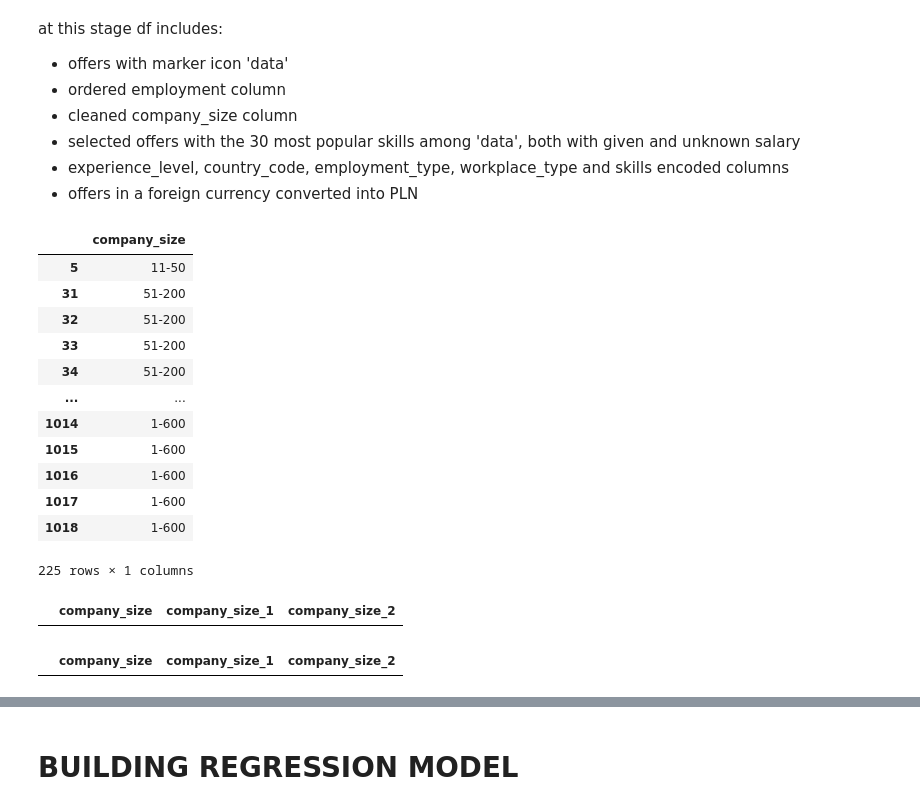
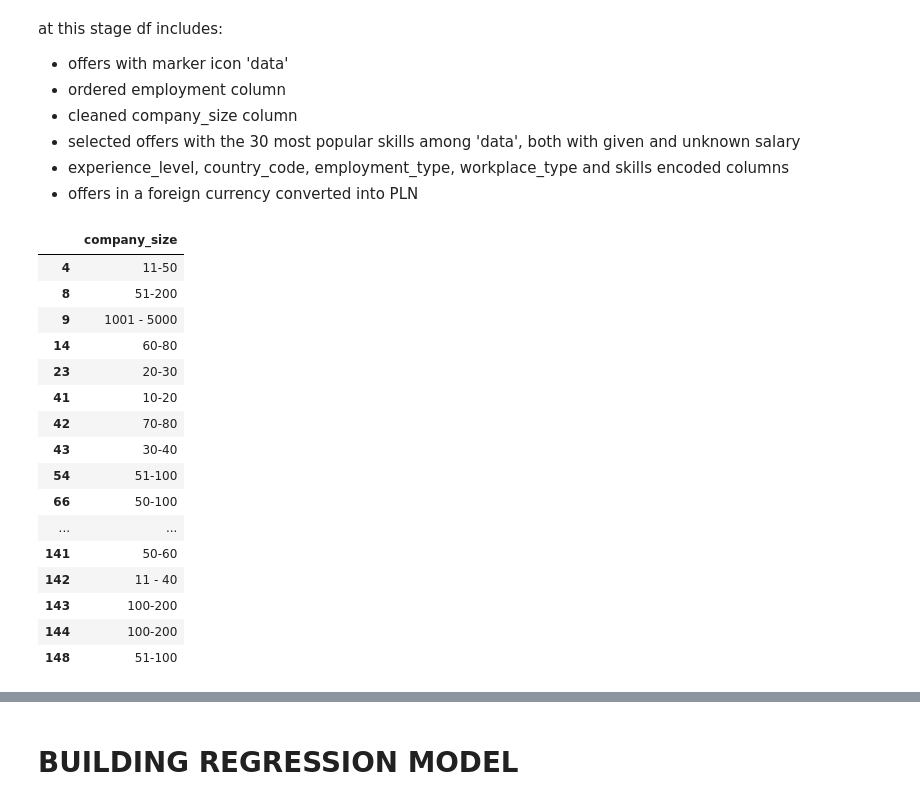
Before and after one commit to dmarszalik/just-join-it-salaries, a Jupyter notebook: Predict_salaries_project.ipynb, the cells around one changed output, grey strips where cells are left out. Saved outputs shown, nothing was run; the diff lists cells and outputs as text; code cells hidden in the pictures.

Commit message:
Fixed overfitting problem for offers that was multiplied as they were same remote job offer but from different cities

```diff
--- a/Predict_salaries_project.ipynb
+++ b/Predict_salaries_project.ipynb
@@ -210,0 +411,2 @@ memory usage: 297.3+ KB
+# %%
+train_data, test_data = train_test_split(df_salaries, test_size=0.3)
@@ -388,5 +644,6 @@ array(['junior', 'mid', 'senior'], dtype=object)
 # label_encoder = preprocessing.LabelEncoder()
 # aggregated_df['experience_level']= label_encoder.fit_transform(aggregated_df['experience_level'])
 level_mapping = {'junior': 0, 'mid': 1, 'senior': 2}
-aggregated_df['experience_level'] = aggregated_df['experience_level'].map(level_mapping)
+aggregated_train['experience_level'] = aggregated_train['experience_level'].map(level_mapping)
+aggregated_test['experience_level'] = aggregated_test['experience_level'].map(level_mapping)
 # %%
@@ -395,0 +676,26 @@ array([0, 1, 2])
+# %%
+# Konwertowanie DataFrame na słownik
+train_dict = aggregated_train.to_dict(orient='records')
+
+# Nowa lista, do której dodamy scalone wiersze w formie słowników
+merged_data = []
+
+# Iteracja przez słowniki
+for index, record in enumerate(train_dict):
+    if index == 0:
+        # Pierwszy rekord dodajemy od razu, bo nie ma poprzedniego do porównania
+        merged_data.append(record)
+    else:
+        # Sprawdzamy, czy 'title' i 'company_name' są takie same jak w poprzednim rekordzie
+        if (record['title'] == train_dict[index - 1]['title']) and (record['company_name'] == train_dict[index - 1]['company_name']):
+            # Jeśli tak, to scalamy rekordy i zachowujemy wartość 'salary' z rekordu wcześniejszego
+            merged_record = record.copy()
+            merged_data[-1] = merged_record  # Zamień ostatni rekord w merged_data na scalony rekord
+        else:
+            # Jeśli nie, to dodajemy rekord do merged_data
+            merged_data.append(record)
+
+merged_train = pd.DataFrame(merged_data)
+merged_test = aggregated_test.copy()
+
+merged_train.head()
@@ -409,7 +722,10 @@ workplace_mapping= {'remote': 0, 'partly_remote': 1, 'office': 2}
 country_mapping = {'PL': 0, 'SK': 1, 'CZ': 2, 'HU': 3, 'AT': 4, 'SI': 5, 'RO': 6, 'MT': 7, 'DE': 8, 'UA': 9, 'None': 10,
        'EE': 11}
 
-aggregated_df['workplace_type'] =aggregated_df['workplace_type'].map(workplace_mapping)
+merged_train['workplace_type'] =merged_train['workplace_type'].map(workplace_mapping)
+merged_train['country_code'] = merged_train['country_code'].map(country_mapping)
+merged_train['country_code'] = merged_train['country_code'].fillna(10)
 
-aggregated_df['country_code'] = aggregated_df['country_code'].map(country_mapping)
-aggregated_df['country_code'] = aggregated_df['country_code'].fillna(10)
+merged_test['workplace_type'] =merged_test['workplace_type'].map(workplace_mapping)
+merged_test['country_code'] = merged_test['country_code'].map(country_mapping)
+merged_test['country_code'] = merged_test['country_code'].fillna(10)
@@ -545,21 +740,26 @@ at this stage df includes:
 # %%
 #cleaning up and encoding company sizes
 
 #cleaning up sizes that contain '-'
-company_size_df = df_pln[df_pln['company_size'].str.contains('-')][['company_size']]
-company_size_df
+company_size_train = merged_train[merged_train['company_size'].str.contains('-')][['company_size']]
+company_size_test = merged_test[merged_test['company_size'].str.contains('-')][['company_size']]
+company_size_train
 # %% [output]
 |  | company_size |
-| 5 | 11-50 |
-| 31 | 51-200 |
-| 32 | 51-200 |
-| 33 | 51-200 |
-| 34 | 51-200 |
+| 4 | 11-50 |
+| 8 | 51-200 |
+| 9 | 1001 - 5000 |
+| 14 | 60-80 |
+| 23 | 20-30 |
+| 41 | 10-20 |
+| 42 | 70-80 |
+| 43 | 30-40 |
+| 54 | 51-100 |
+| 66 | 50-100 |
 | ... | ... |
-| 1014 | 1-600 |
-| 1015 | 1-600 |
-| 1016 | 1-600 |
-| 1017 | 1-600 |
-| 1018 | 1-600 |
+| 141 | 50-60 |
+| 142 | 11 - 40 |
+| 143 | 100-200 |
+| 144 | 100-200 |
+| 148 | 51-100 |
-225 rows × 1 columns
 # %%
@@ -568,9 +770,0 @@ company_size_df['company_size_2']  = company_size_df['company_size'].str.split('
-# %%
-company_size_df[company_size_df['company_size']=='-']
-# %% [output]
-|  | company_size | company_size_1 | company_size_2 |
-# %%
-company_size_df = company_size_df[company_size_df['company_size'] != '-']
-company_size_df[company_size_df['company_size']=='-']
-# %% [output]
-|  | company_size | company_size_1 | company_size_2 |
```
Also changed, not shown: parts of 151 cells of this notebook, 6 other files.
